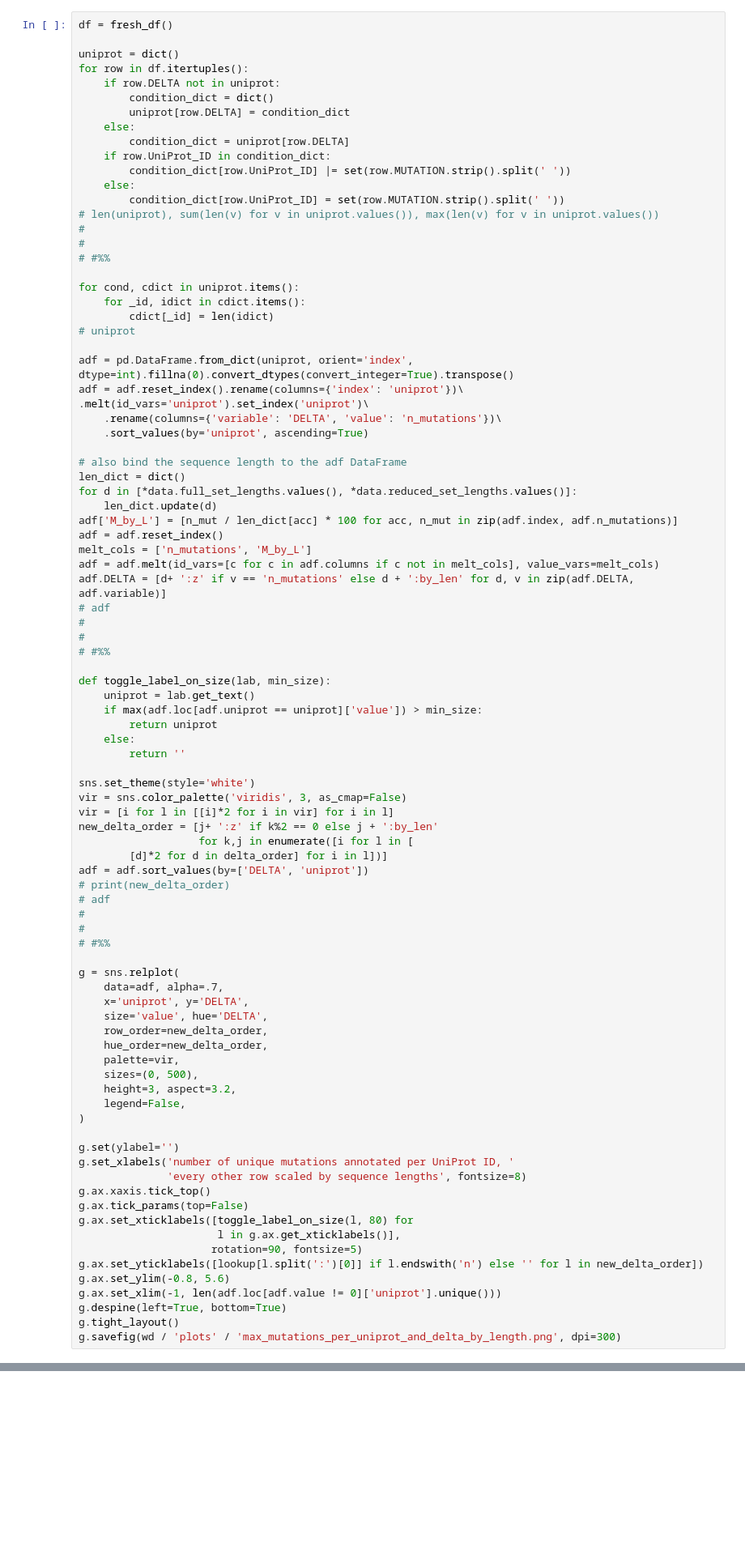
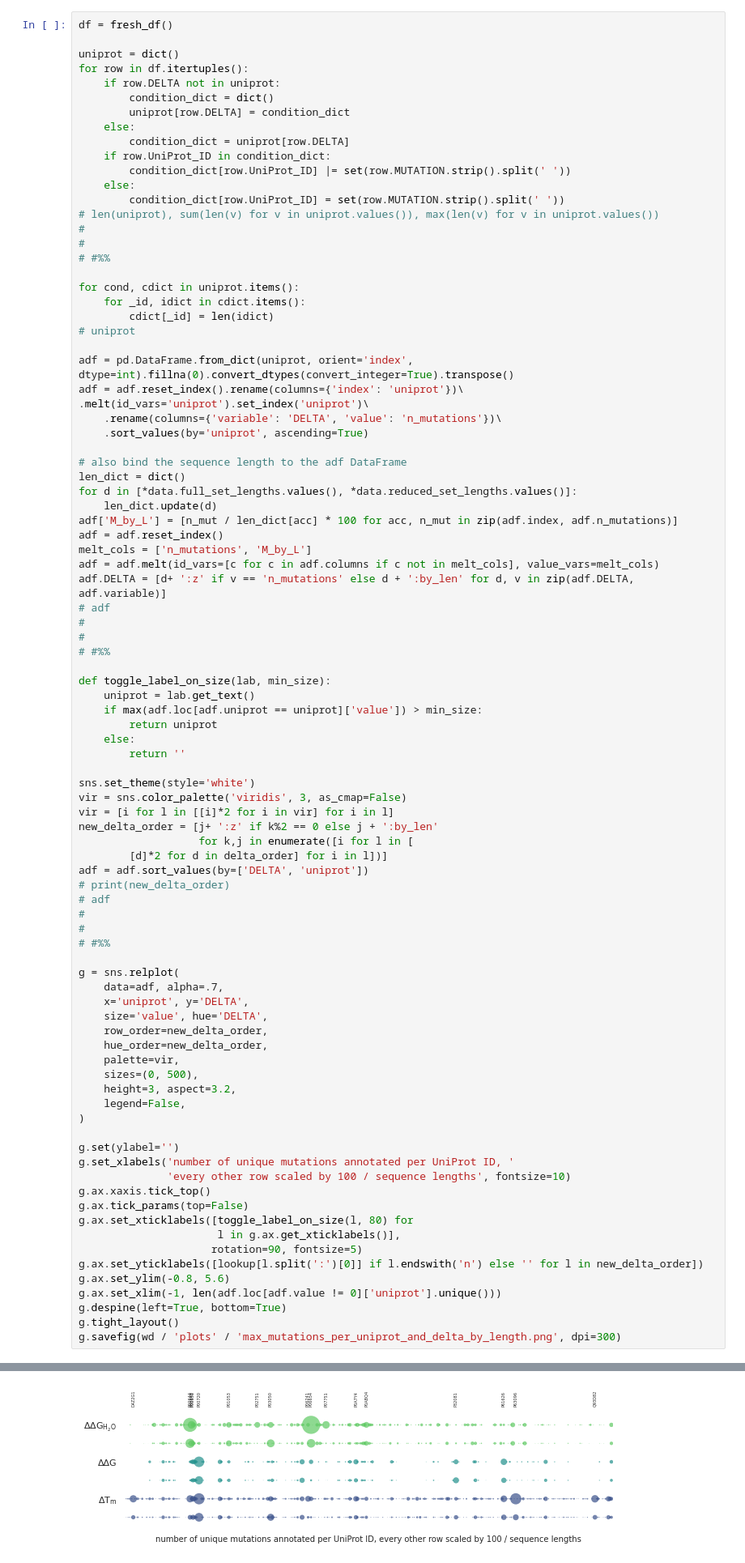
Before and after one commit to lkndl/mapra, a Jupyter notebook: mapra/dataset_intro.ipynb, the cells around one changed output, grey strips where cells are left out. Shown at 81% size. Drawn from its saved outputs; the diff is of its cells as text; blank space fills up the shorter version.

```diff
--- a/mapra/dataset_intro.ipynb
+++ b/mapra/dataset_intro.ipynb
@@ -422,7 +438,7 @@ g = sns.relplot(
 
 g.set(ylabel='')
 g.set_xlabels('number of unique mutations annotated per UniProt ID, '
-              'every other row scaled by sequence lengths', fontsize=8)
+              'every other row scaled by 100 / sequence lengths', fontsize=10)
 g.ax.xaxis.tick_top()
 g.ax.tick_params(top=False)
 g.ax.set_xticklabels([toggle_label_on_size(l, 80) for
@@ -452,3 +454,4 @@ g.savefig(wd / 'plots' / 'max_mutations_per_uniprot_and_delta_by_length.png', dp
+[figure, added]
 # %% [markdown]
     P00644: Thermonuclease
     P00651: Guanyl-specific ribonuclease T1
```
Also changed, not shown: parts of 6 cells of this notebook.
